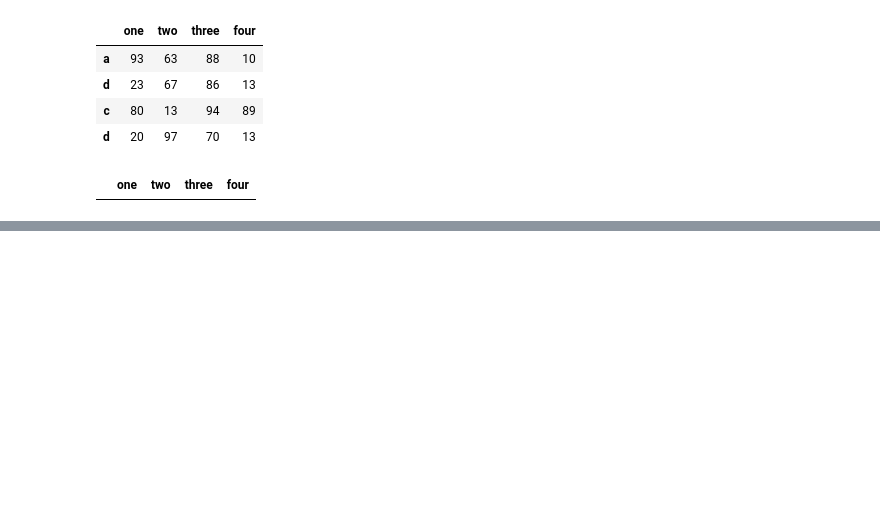
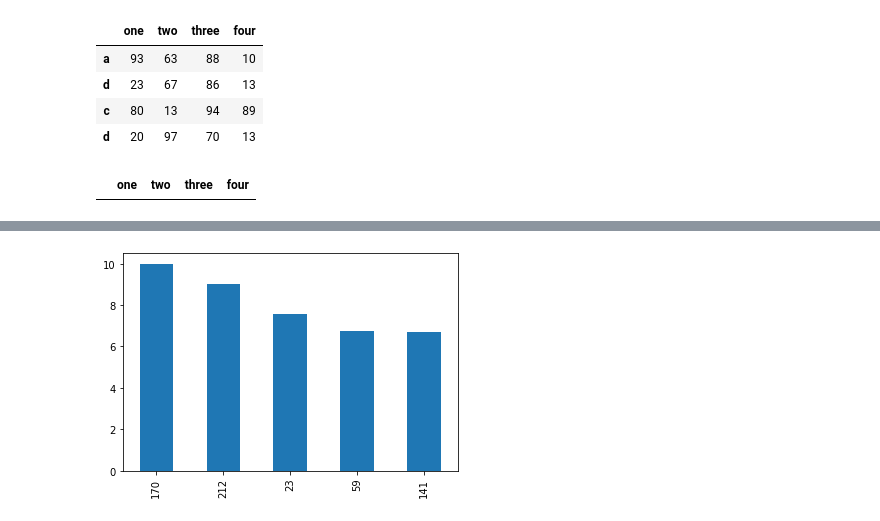
Before and after one commit to jaenjaen/TIL, a Jupyter notebook: python/03_Pandas/Pandas2 - DataFrame.ipynb, the cells around one changed output, grey strips where cells are left out. Cells and saved outputs as stored; diff of their text form; code cells hidden in the pictures; blank space fills up the shorter version.

```diff
--- a/python/03_Pandas/Pandas2 - DataFrame.ipynb
+++ b/python/03_Pandas/Pandas2 - DataFrame.ipynb
@@ -213,0 +350,5 @@ c   63   76     24    44
+# %%
+df3.sort_values(by=['tip'],ascending=False).head(5)['tip'].plot(kind='bar')
+plt.show()
+# %% [output]
+[figure, added]
```
Also changed, not shown: parts of 22 cells of this notebook.
